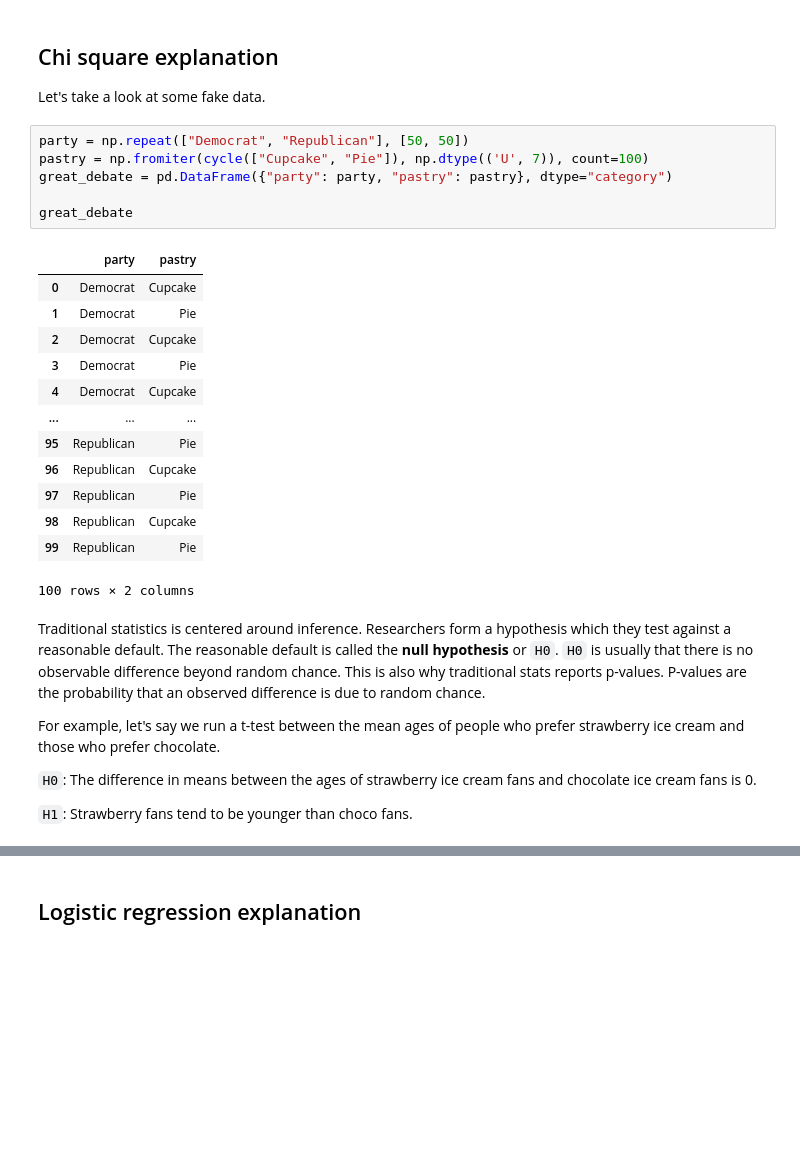
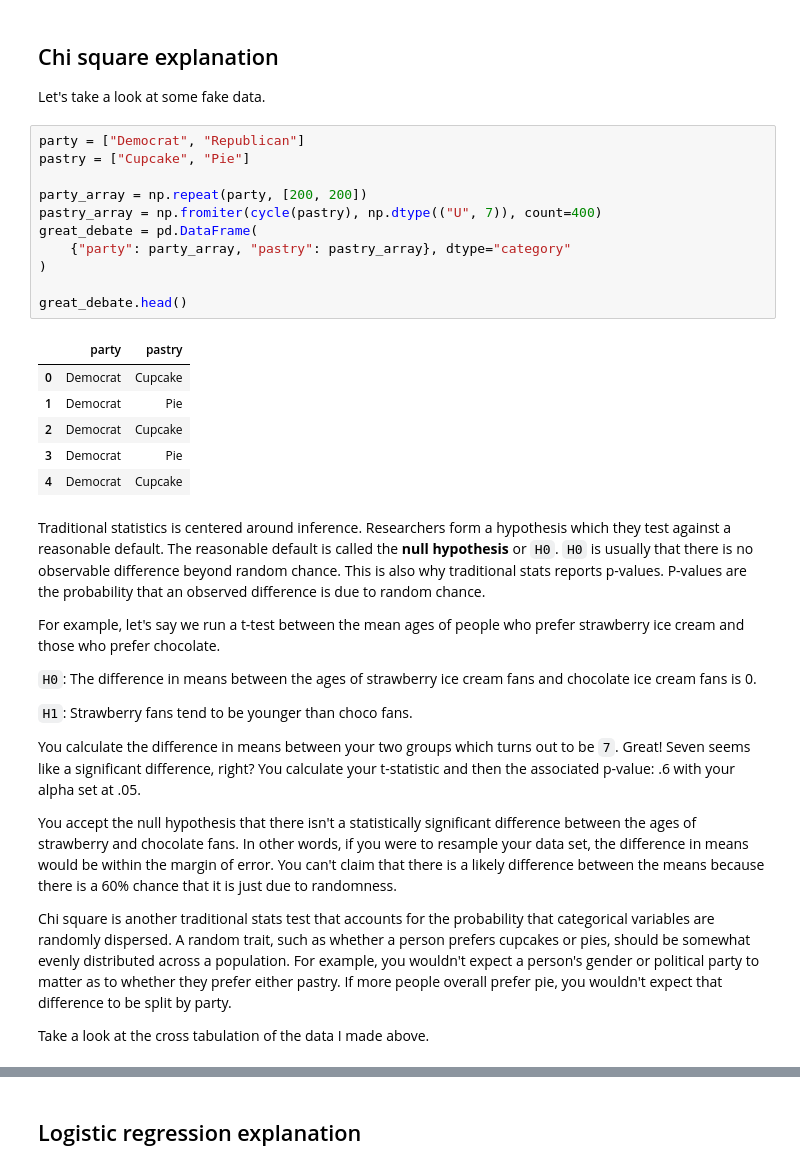
Before and after one commit to joshuamegnauth54/data765-intro-python-tutoring, a Jupyter notebook: thesis_2023/03_requested_ex.ipynb, the cells around one changed output, grey strips where cells are left out. Drawn from its saved outputs; the diff is of its cells as text; blank space fills up the shorter version.

Commit message:
Update examples and add an example table.
- I'm too lazy to finish the examples.
- Typst is pretty neat.

```diff
--- a/thesis_2023/03_requested_ex.ipynb
+++ b/thesis_2023/03_requested_ex.ipynb
@@ -268,25 +271,23 @@ ses_fig, ses_ax = weighted_kde(
 
 Let's take a look at some fake data.
 # %%
-party = np.repeat(["Democrat", "Republican"], [50, 50])
-pastry = np.fromiter(cycle(["Cupcake", "Pie"]), np.dtype(('U', 7)), count=100)
-great_debate = pd.DataFrame({"party": party, "pastry": pastry}, dtype="category")
+party = ["Democrat", "Republican"]
+pastry = ["Cupcake", "Pie"]
 
-great_debate
+party_array = np.repeat(party, [200, 200])
+pastry_array = np.fromiter(cycle(pastry), np.dtype(("U", 7)), count=400)
+great_debate = pd.DataFrame(
+    {"party": party_array, "pastry": pastry_array}, dtype="category"
+)
+
+great_debate.head()
 # %% [output]
 |  | party | pastry |
 | 0 | Democrat | Cupcake |
 | 1 | Democrat | Pie |
 | 2 | Democrat | Cupcake |
 | 3 | Democrat | Pie |
 | 4 | Democrat | Cupcake |
-| ... | ... | ... |
-| 95 | Republican | Pie |
-| 96 | Republican | Cupcake |
-| 97 | Republican | Pie |
-| 98 | Republican | Cupcake |
-| 99 | Republican | Pie |
-100 rows × 2 columns
 # %% [markdown]
 Traditional statistics is centered around inference. Researchers form a hypothesis which they test against a reasonable default. The reasonable default is called the **null hypothesis** or `H0`. `H0` is usually that there is no observable difference beyond random chance. This is also why traditional stats reports p-values. P-values are the probability that an observed difference is due to random chance.
 
@@ -295,6 +296,14 @@ For example, let's say we run a t-test between the mean ages of people who prefe
 `H0`: The difference in means between the ages of strawberry ice cream fans and chocolate ice cream fans is 0.
 
 `H1`: Strawberry fans tend to be younger than choco fans.
+
+You calculate the difference in means between your two groups which turns out to be `7`. Great! Seven seems like a significant difference, right? You calculate your t-statistic and then the associated p-value: .6 with your alpha set at .05.
+
+You accept the null hypothesis that there isn't a statistically significant difference between the ages of strawberry and chocolate fans. In other words, if you were to resample your data set, the difference in means would be within the margin of error. You can't claim that there is a likely difference between the means because there is a 60% chance that it is just due to randomness.
+
+Chi square is another traditional stats test that accounts for the probability that categorical variables are randomly dispersed. A random trait, such as whether a person prefers cupcakes or pies, should be somewhat evenly distributed across a population. For example, you wouldn't expect a person's gender or political party to matter as to whether they prefer either pastry. If more people overall prefer pie, you wouldn't expect that difference to be split by party.
+
+Take a look at the cross tabulation of the data I made above.
 # %%
 tab_great_debate = pd.crosstab(great_debate["pastry"], great_debate["party"])
 tab_great_debate
```
Also changed, not shown: parts of 18 cells of this notebook, 4 other files.
